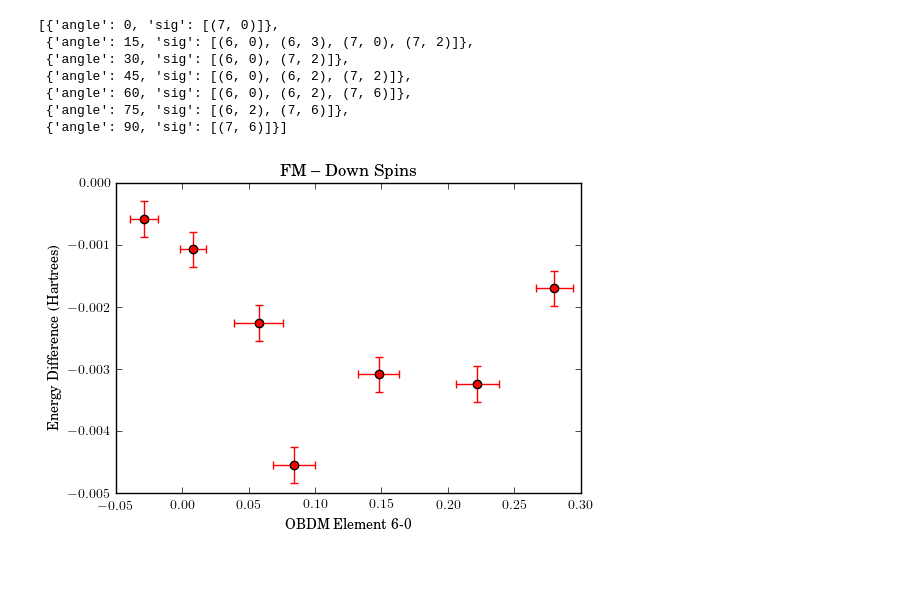
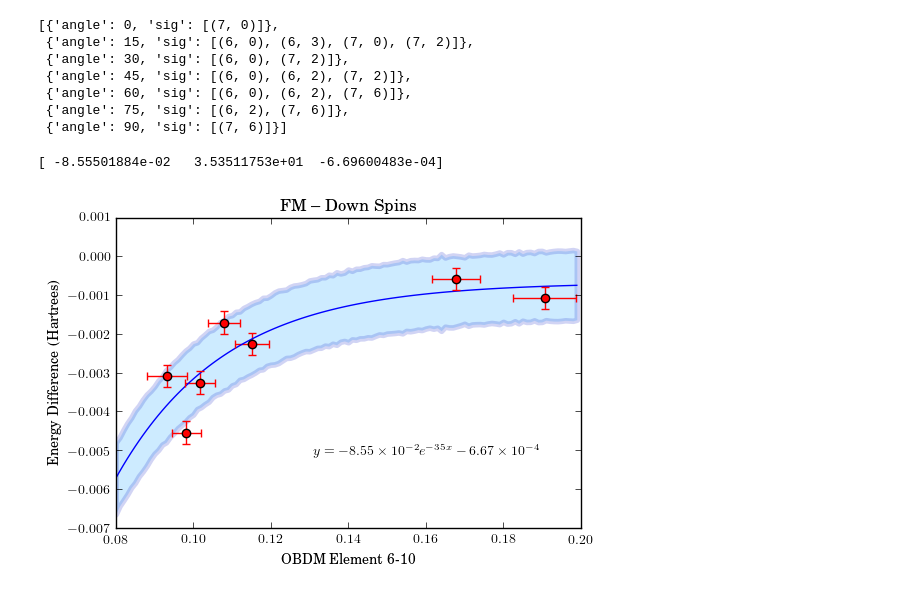
Before and after one commit to WagnerGroup/OriginMagnetism, a Jupyter notebook: Molecules/OBDM/obdmanalysis.ipynb, the cells around one changed output. Cells and saved outputs as stored; diff of their text form; code cells hidden in the pictures.

Commit message:
Fits for elements with clear relations

```diff
--- a/Molecules/OBDM/obdmanalysis.ipynb
+++ b/Molecules/OBDM/obdmanalysis.ipynb
@@ -176,24 +176,39 @@ fd60 = ordered[0]
 fd72 = ordered[1]
 fd95 = ordered[2]
 fd106 = ordered[3]
+# %%
+def func(x, a, b, c):
+    return a*np.exp(-b*(x))+c
 # %%
 obdmelem = []
 obdmerr = []
 for i in range(7):
-    obdmelem.append(fu76[i]['value'])
-    obdmerr.append(fu76[i]['err'])
+    obdmelem.append(fd106[i]['value'])
+    obdmerr.append(fd106[i]['err'])
 obdmelem = np.asarray(obdmelem)
 obdmerr = np.asarray(obdmerr)
 inds = obdmelem.argsort()
 sortedErr =obdmerr[inds]
 sortedobdm = np.sort(obdmelem)
 sortedDiff = diff[inds]
 sortedDiffErr = errdiff[inds]
 
+popt, pcov = curve_fit(func, sortedobdm, sortedDiff, [-2.15001007e-07,3.81735185e+01,-5.72230001e-04])
+x=np.arange(0.08, 0.2, .001)
+print(popt)
+y= popt[0]*exp(-popt[1]*x)+popt[2]
+error = np.random.normal(0.0009, 0.00002, size=y.shape)
+plt.fill_between(x, y-error, y+error,    alpha=0.2, edgecolor='#1B2ACC', facecolor='#089FFF',
+    linewidth=4, antialiased=True)
+plt.plot(x, y)
+plt.text(0.16, -0.005,r'$y = -8.55\times 10^{-2}e^{-35x}-6.67\times 10^{-4}$', horizontalalignment='center',
+     verticalalignment='center')
+
 plt.errorbar(sortedobdm,sortedDiff,xerr=sortedErr,yerr=sortedDiffErr,marker='o',color='r',mew=1,linestyle='None')
 plt.ylabel('Energy Difference (Hartrees)')
-plt.xlabel('OBDM Element 6-0')
+plt.xlabel('OBDM Element 6-10')
 plt.title('FM -- Down Spins')
 plt.show()
 # %% [output]
+[ -8.55501884e-02   3.53511753e+01  -6.69600483e-04]
-[figure, old version]
+[figure, new version]
```
Also changed, not shown: parts of 1 cell of this notebook.
